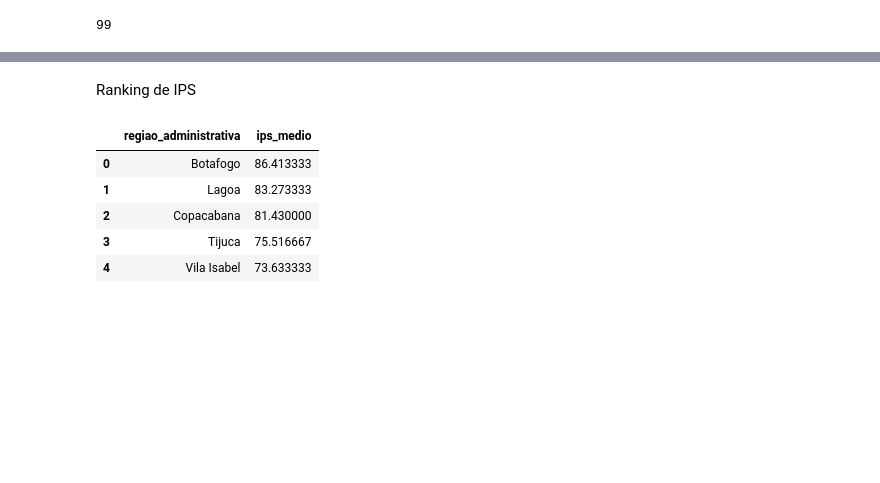
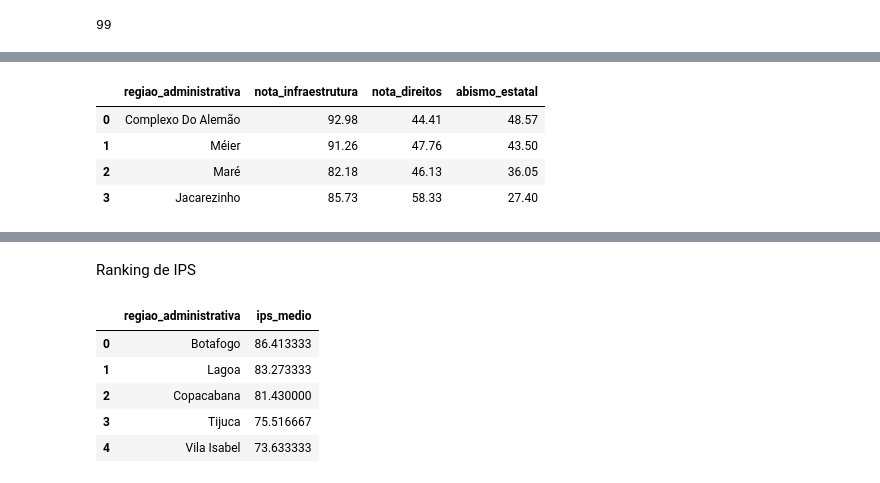
Before and after one commit to Julianajjss/tcc_dados_ips, a Jupyter notebook: jsimao_ips_tcc.ipynb, the cells around one changed output, grey strips where cells are left out. Cells and saved outputs as stored; diff of their text form; code cells hidden in the pictures; blank space fills up the shorter version.

```diff
--- a/jsimao_ips_tcc.ipynb
+++ b/jsimao_ips_tcc.ipynb
@@ -45,0 +187,24 @@ ips.to_sql("ips", conn, index=False, if_exists="replace")
+# %%
+query = """
+SELECT
+    regiao_administrativa,
+    agua_saneamento AS nota_infraestrutura,
+    direitos_individuais AS nota_direitos,
+    (agua_saneamento - direitos_individuais) AS abismo_estatal
+FROM ips
+WHERE ano = 2020
+AND regiao_administrativa IN ('Méier', 'Jacarezinho', 'Complexo Do Alemão', 'Maré')
+ORDER BY abismo_estatal DESC;
+"""
+df_agua = pd.read_sql_query(query, conn)
+df_agua.head()
+
+
+# No Méier (2020), a nota de água e saneamento é 91,26, mas a de direitos individuais é 47,76.
+# Uma diferença de 43,5 pontos que prova que o Estado provê o serviços básicos mas a segurança não está inclusa.
+# %% [output]
+|  | regiao_administrativa | nota_infraestrutura | nota_direitos | abismo_estatal |
+| 0 | Complexo Do Alemão | 92.98 | 44.41 | 48.57 |
+| 1 | Méier | 91.26 | 47.76 | 43.50 |
+| 2 | Maré | 82.18 | 46.13 | 36.05 |
+| 3 | Jacarezinho | 85.73 | 58.33 | 27.40 |
```
Also changed, not shown: parts of 14 cells of this notebook.
